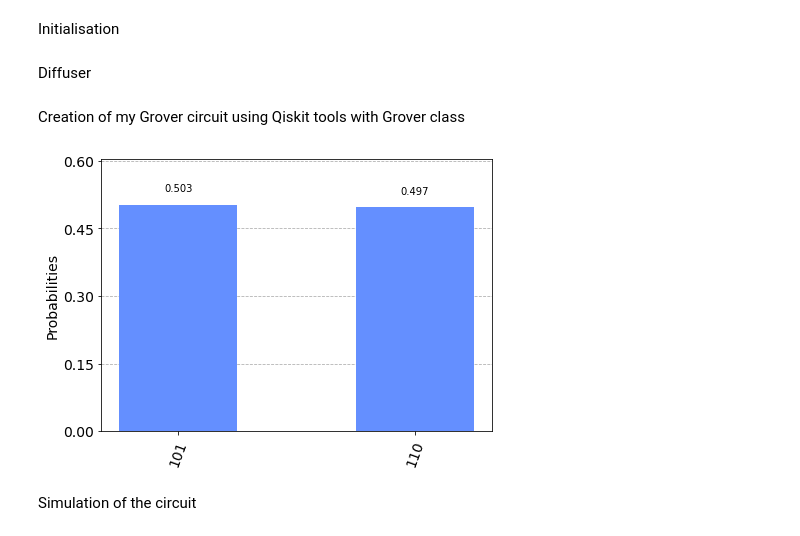
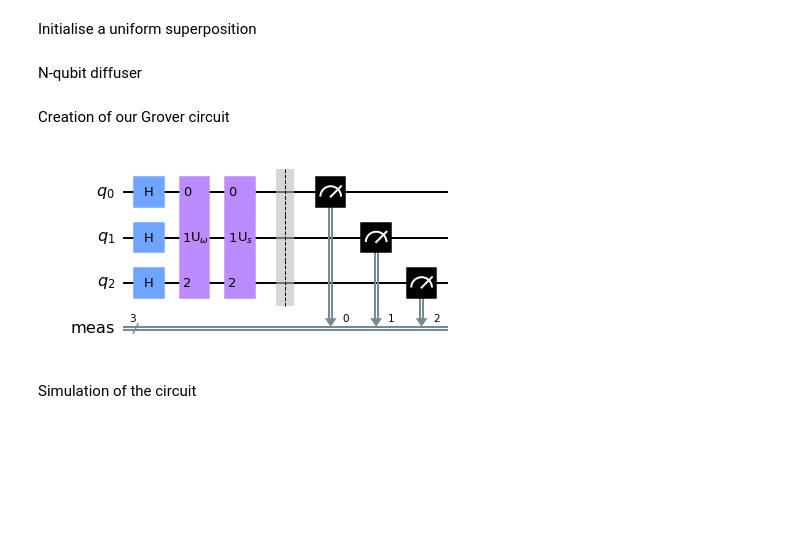
Before and after one commit to fgrosshans/M1-22-PIQ, a Jupyter notebook: Grover_3qubits_CZoracle.ipynb, the cells around one changed output. Cells and saved outputs as stored; diff of their text form; code cells hidden in the pictures; blank space fills up the shorter version.

```diff
--- a/Grover_3qubits_CZoracle.ipynb
+++ b/Grover_3qubits_CZoracle.ipynb
@@ -13,5 +19,5 @@ from qiskit.visualization import plot_histogram
 # %% [markdown]
-Initialisation
+Initialise a uniform superposition
 # %%
 def initialize_s(qc, qubits):
     """Apply a H-gate to 'qubits' in qc"""
@@ -19,7 +25,7 @@ def initialize_s(qc, qubits):
         qc.h(q)
     return qc
 # %% [markdown]
-Diffuser
+N-qubit diffuser
 # %%
 def diffuser(nqubits):
     qc = QuantumCircuit(nqubits)
@@ -44,22 +52,22 @@ def diffuser(nqubits):
     U_s.name = "U$_s$"
     return U_s
 # %% [markdown]
-Creation of my Grover circuit using Qiskit tools with Grover class
+Creation of our Grover circuit
 # %%
 n = 3
 grover_circuit = QuantumCircuit(n)
 grover_circuit = initialize_s(grover_circuit, [0,1,2])
 qc = QuantumCircuit(3)
 qc.cz(0, 2)
 qc.cz(1, 2)
 oracle_ex3 = qc.to_gate()
 oracle_ex3.name = "U$_\omega$"
 grover_circuit.append(oracle_ex3, [0,1,2])
 grover_circuit.append(diffuser(n), [0,1,2])
 grover_circuit.measure_all()
-grover_circuit.draw()
+grover_circuit.draw(output="mpl")
 # %% [output]
-[figure, old version]
+[figure, new version]
 # %% [markdown]
 Simulation of the circuit
 # %%
```
Also changed, not shown: parts of 9 cells of this notebook, 19 other files.
